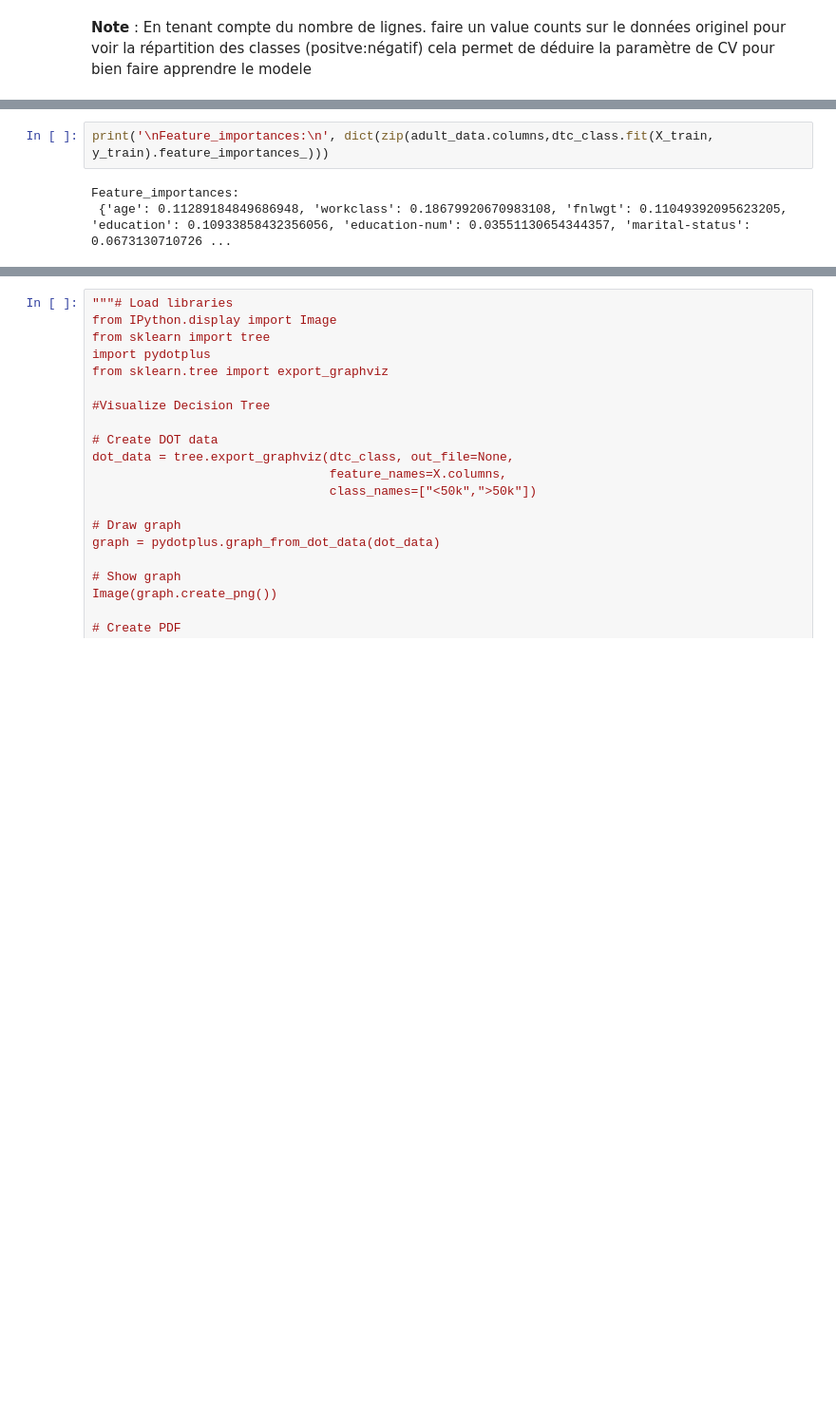
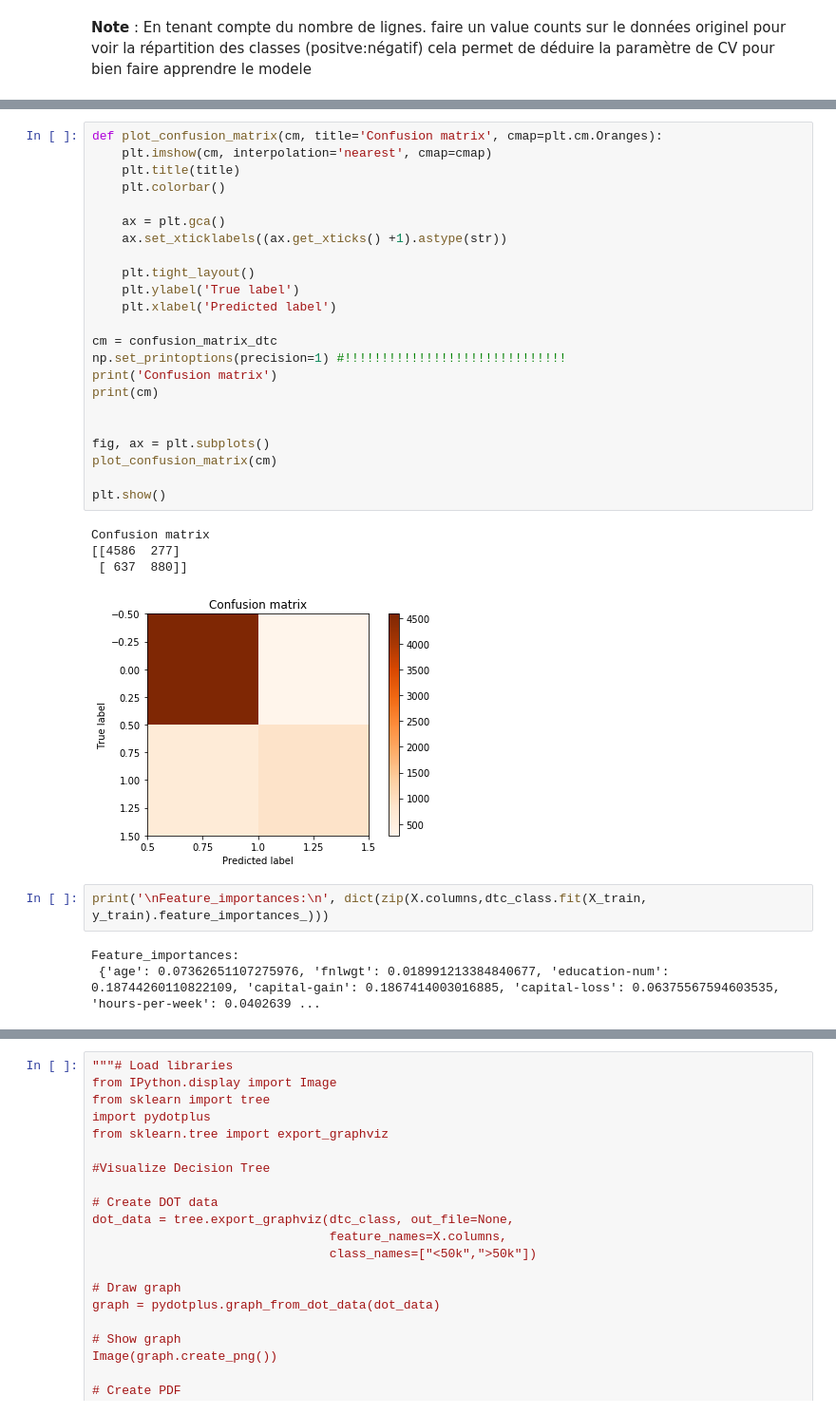
Before and after one commit to sandrineh/data-labs, a Jupyter notebook: module-3/supervised-learning-project/your-code/Supervised-learning-project.ipynb, the cells around one changed output, grey strips where cells are left out. Shown at 95% size. Saved outputs shown, nothing was run; the diff lists cells and outputs as text; blank space fills up the shorter version.

```diff
--- a/module-3/supervised-learning-project/your-code/Supervised-learning-project.ipynb
+++ b/module-3/supervised-learning-project/your-code/Supervised-learning-project.ipynb
@@ -390,5 +493,33 @@ confusion_matrix:
+# %%
+def plot_confusion_matrix(cm, title='Confusion matrix', cmap=plt.cm.Oranges):
+    plt.imshow(cm, interpolation='nearest', cmap=cmap)
+    plt.title(title)
+    plt.colorbar()
+
+    ax = plt.gca()
+    ax.set_xticklabels((ax.get_xticks() +1).astype(str))
+
+    plt.tight_layout()
+    plt.ylabel('True label')
+    plt.xlabel('Predicted label')
+
+cm = confusion_matrix_dtc
+np.set_printoptions(precision=1) #!!!!!!!!!!!!!!!!!!!!!!!!!!!!!!
+print('Confusion matrix')
+print(cm)
+
+
+fig, ax = plt.subplots()
+plot_confusion_matrix(cm)
+
+plt.show()
+# %% [output]
+Confusion matrix
+[[4586  277]
+ [ 637  880]]
+[figure, added]
 # %%
-print('\nFeature_importances:\n', dict(zip(adult_data.columns,dtc_class.fit(X_train, y_train).feature_importances_)))
+print('\nFeature_importances:\n', dict(zip(X.columns,dtc_class.fit(X_train, y_train).feature_importances_)))
 # %% [output]
 Feature_importances:
- {'age': 0.11289184849686948, 'workclass': 0.18679920670983108, 'fnlwgt': 0.11049392095623205, 'education': 0.10933858432356056, 'education-num': 0.03551130654344357, 'marital-status': 0.0673130710726 ...
+ {'age': 0.07362651107275976, 'fnlwgt': 0.018991213384840677, 'education-num': 0.18744260110822109, 'capital-gain': 0.1867414003016885, 'capital-loss': 0.06375567594603535, 'hours-per-week': 0.0402639 ...
```
Also changed, not shown: parts of 39 cells of this notebook.
